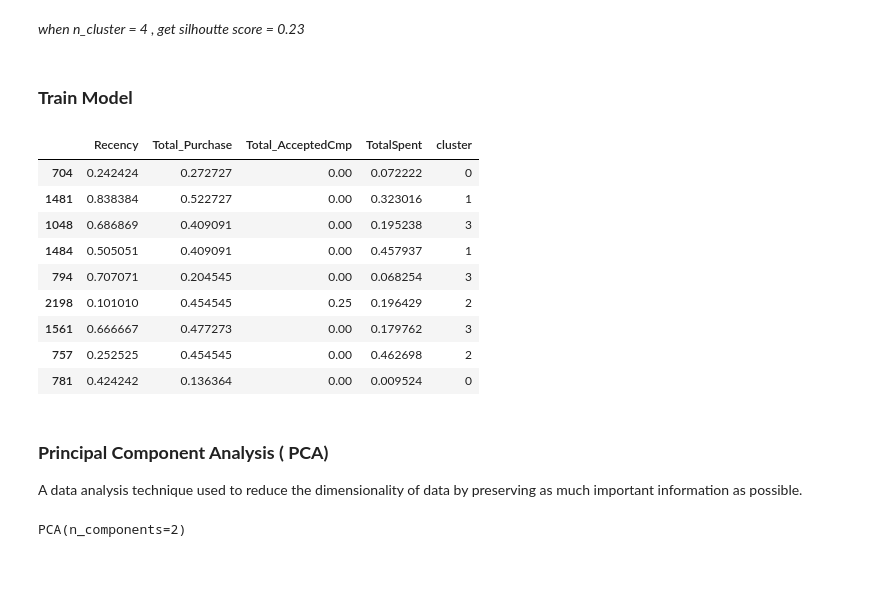
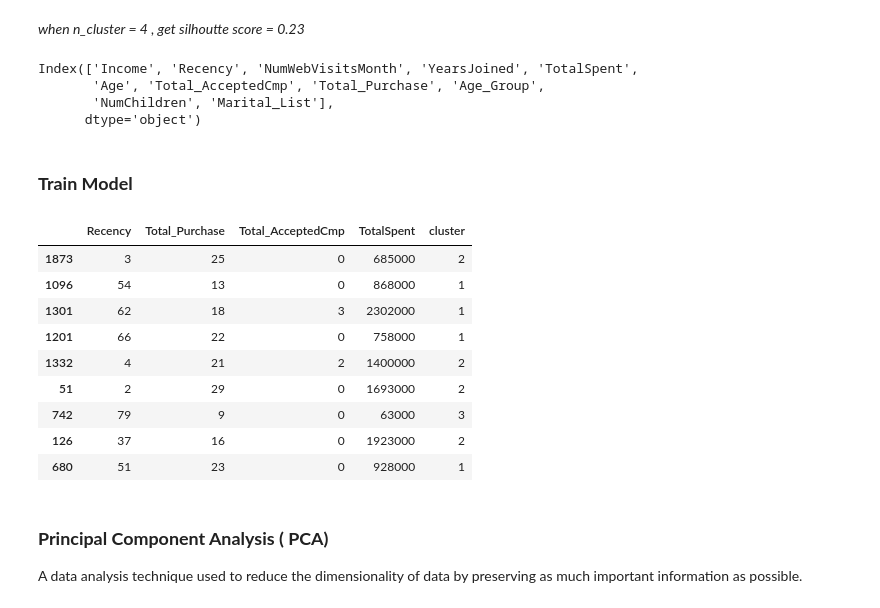
Before and after one commit to masendhy/predict_customer_personality_to_boost_marketing_campaign_by_using_machine_learning, a Jupyter notebook: predict_customer_personality_to_boost_marketing_campaign_by_using_machine_learning.ipynb, the cells around one changed output. Cells and saved outputs as stored; diff of their text form; code cells hidden in the pictures; blank space fills up the shorter version.

```diff
--- a/predict_customer_personality_to_boost_marketing_campaign_by_using_machine_learning.ipynb
+++ b/predict_customer_personality_to_boost_marketing_campaign_by_using_machine_learning.ipynb
@@ -299,9 +311,9 @@ dffeatex_drop[['Age', 'Income']] = scaler.transform(std_scaler)
 # %%
 #show distribusion after standarisation
 plt.figure(figsize=(17,35))
-for i, col in enumerate(dffeatex_drop[num],1):
+for i, col in enumerate(df_stdminmax[num],1):
     plt.subplot(5,3,i)
-    ax = sns.distplot(dffeatex_drop[col])
+    ax = sns.distplot(df_stdminmax[col])
     plt.title(col)
 # %% [output]
 [figure]
@@ -324,7 +343,7 @@ Monetization ( Total Order Value ) : `TotalSpent`<br>
 Loyality ( Total Campaign Accepted ) : `Total_AcceptedCmp`<br>
 <!-- Category ( Custumer Grouping ) : `Age_Group` -->
 # %%
-df_model = dffeatex_drop[['Recency','Total_Purchase','Total_AcceptedCmp','TotalSpent']]
+df_model = df_stdminmax[['Recency','Total_Purchase','Total_AcceptedCmp','TotalSpent']]
 # %%
 df_model.describe().T
 # %% [output]
@@ -407,6 +425,15 @@ for i, label in enumerate(silhouette_score_arr):
 [figure]
 # %% [markdown]
 *when n_cluster = 4 , get silhoutte score = 0.23*
+# %%
+dffeatex_drop.columns
+# %% [output]
+Index(['Income', 'Recency', 'NumWebVisitsMonth', 'YearsJoined', 'TotalSpent',
+       'Age', 'Total_AcceptedCmp', 'Total_Purchase', 'Age_Group',
+       'NumChildren', 'Marital_List'],
+      dtype='object')
+# %%
+df_cluster = dffeatex_drop[['Recency', 'Total_Purchase', 'Total_AcceptedCmp', 'TotalSpent']]
 # %% [markdown]
 ### **Train Model**
 # %%
@@ -416,31 +443,32 @@ from sklearn.cluster import KMeans
 kmeans = KMeans(n_clusters=4,init='k-means++',random_state=42)
 kmeans.fit(df_model)
 
+
 df_model['cluster'] = kmeans.labels_
-dffeatex_drop['cluster'] = kmeans.labels_
+df_cluster['cluster'] = kmeans.labels_
 # %%
-df_model.sample(9)
+df_cluster.sample(9)
 # %% [output]
 |  | Recency | Total_Purchase | Total_AcceptedCmp | TotalSpent | cluster |
-| 704 | 0.242424 | 0.272727 | 0.00 | 0.072222 | 0 |
-| 1481 | 0.838384 | 0.522727 | 0.00 | 0.323016 | 1 |
-| 1048 | 0.686869 | 0.409091 | 0.00 | 0.195238 | 3 |
-| 1484 | 0.505051 | 0.409091 | 0.00 | 0.457937 | 1 |
-| 794 | 0.707071 | 0.204545 | 0.00 | 0.068254 | 3 |
-| 2198 | 0.101010 | 0.454545 | 0.25 | 0.196429 | 2 |
-| 1561 | 0.666667 | 0.477273 | 0.00 | 0.179762 | 3 |
-| 757 | 0.252525 | 0.454545 | 0.00 | 0.462698 | 2 |
-| 781 | 0.424242 | 0.136364 | 0.00 | 0.009524 | 0 |
+| 1873 | 3 | 25 | 0 | 685000 | 2 |
+| 1096 | 54 | 13 | 0 | 868000 | 1 |
+| 1301 | 62 | 18 | 3 | 2302000 | 1 |
+| 1201 | 66 | 22 | 0 | 758000 | 1 |
+| 1332 | 4 | 21 | 2 | 1400000 | 2 |
+| 51 | 2 | 29 | 0 | 1693000 | 2 |
+| 742 | 79 | 9 | 0 | 63000 | 3 |
+| 126 | 37 | 16 | 0 | 1923000 | 2 |
+| 680 | 51 | 23 | 0 | 928000 | 1 |
 # %% [markdown]
 ### **Principal Component Analysis ( PCA)**
 A data analysis technique used to reduce the dimensionality of data by preserving as much important information as possible.
 # %%
 from sklearn.decomposition import PCA
 
-df_pca = df_model.drop(['cluster'],axis=1)
+
+df_pca =  df_model.drop(['cluster'],axis=1)
 
 pca = PCA(n_components=2)
 pca.fit(df_pca)
+df_pctransform = pca.transform(df_pca)
-# %% [output]
-PCA(n_components=2)
 # %%
```
Also changed, not shown: parts of 19 cells of this notebook.
